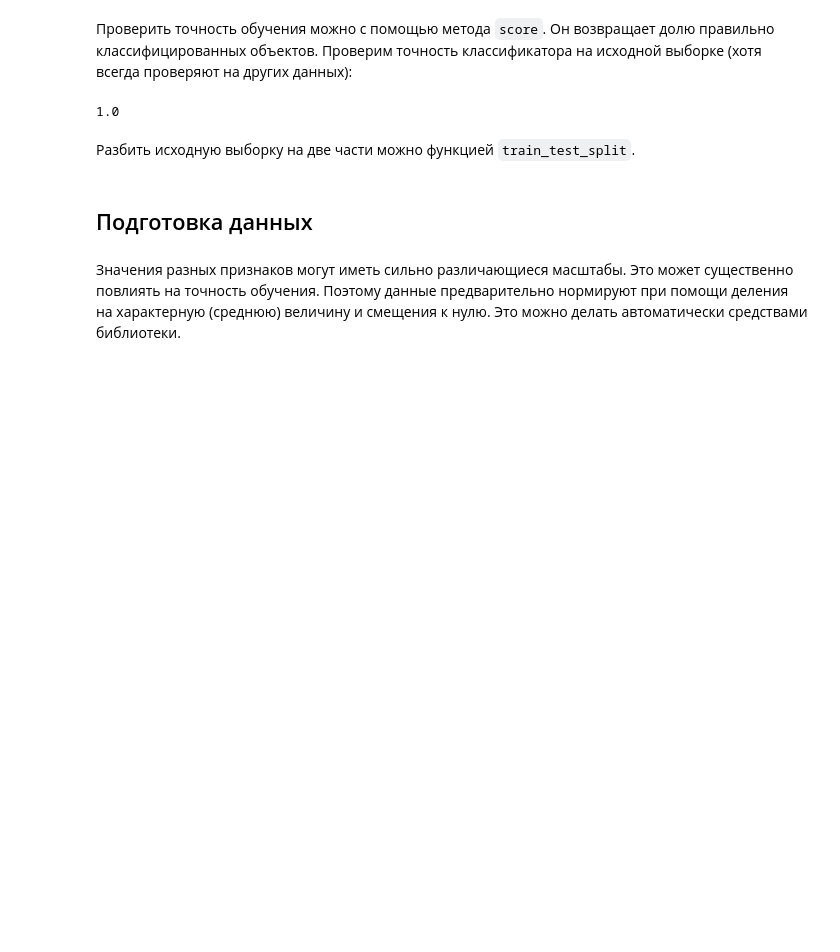
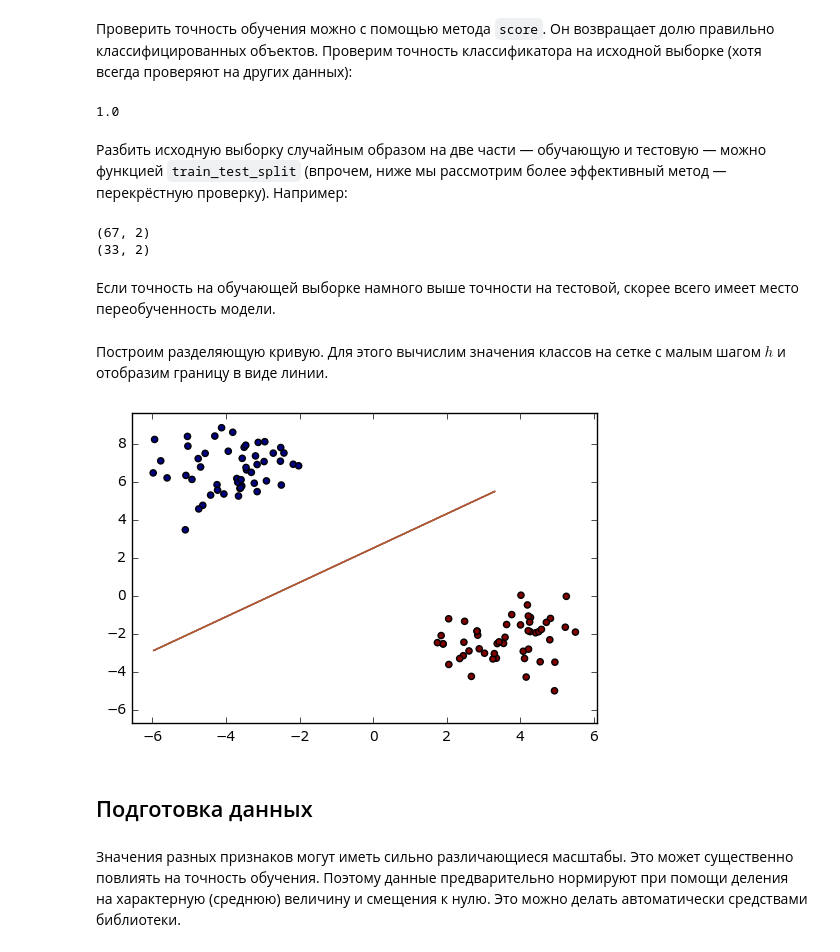
Before and after one commit to Sasha95/ml-assignments, a Jupyter notebook: 03. Classification/03. Classification.ipynb, the cells around one changed output. Drawn from its saved outputs; the diff is of its cells as text; code cells hidden in the pictures; blank space fills up the shorter version.

Commit message:
Закончена лабораторная 3 (Классификация)

```diff
--- a/03. Classification/03. Classification.ipynb
+++ b/03. Classification/03. Classification.ipynb
@@ -168,6 +170,8 @@ plt.show()
 # %%
-clf = SVC(C=1.0, kernel='linear')
-print(clf) # Выведем значения параметров
+clf = SVC(C=1.0,             # коэффициент регуляризации
+          kernel='linear')   # вид ядра (линейное)
+
+print(clf)                   # Вывод значения параметров
 # %% [output]
 SVC(C=1.0, cache_size=200, class_weight=None, coef0=0.0,
   decision_function_shape=None, degree=3, gamma='auto', kernel='linear',
@@ -195,7 +199,41 @@ clf.score(X, y)
 # %% [output]
 1.0
 # %% [markdown]
-Разбить исходную выборку на две части можно функцией `train_test_split`.
+Разбить исходную выборку случайным образом на две части — обучающую и тестовую — можно функцией `train_test_split` (впрочем, ниже мы рассмотрим более эффективный метод — перекрёстную проверку). Например:
+# %%
+from sklearn.model_selection import train_test_split
+X_train, X_test, y_train, y_test = train_test_split(
+    X, y,             # Данные
+    test_size=0.33    # Объём тестовой выборки (доля объектов)
+    )
+
+print(X_train.shape)
+print(X_test.shape)
+# %% [output]
+(67, 2)
+(33, 2)
+# %% [markdown]
+Если точность на обучающей выборке намного выше точности на тестовой, скорее всего имеет место переобученность модели.
+# %% [markdown]
+Построим разделяющую кривую. Для этого вычислим значения классов на сетке с малым шагом $h$ и отобразим границу в виде линии.
+# %%
+h = 0.01 # Шаг сетки
+
+# Строим сетку
+xx, yy = np.meshgrid(np.arange(min(X[:, 0]), max(X[:, 0]), h),
+                     np.arange(min(X[:, 0]), max(X[:, 0]), h))
+
+
+# Вычисляем класс для каждой точки сетки
+Z = clf.predict(np.c_[xx.ravel(), yy.ravel()])
+Z = Z.reshape(xx.shape)
+
+# Отображаем данные и границу классов
+plt.scatter(X[:, 0], X[:,1], c=y)
+plt.contour(xx, yy, Z, cmap=plt.cm.Paired)
+plt.show()
+# %% [output]
+[figure, added]
 # %% [markdown]
 Подготовка данных
 -----------------
```
Also changed, not shown: parts of 12 cells of this notebook.
